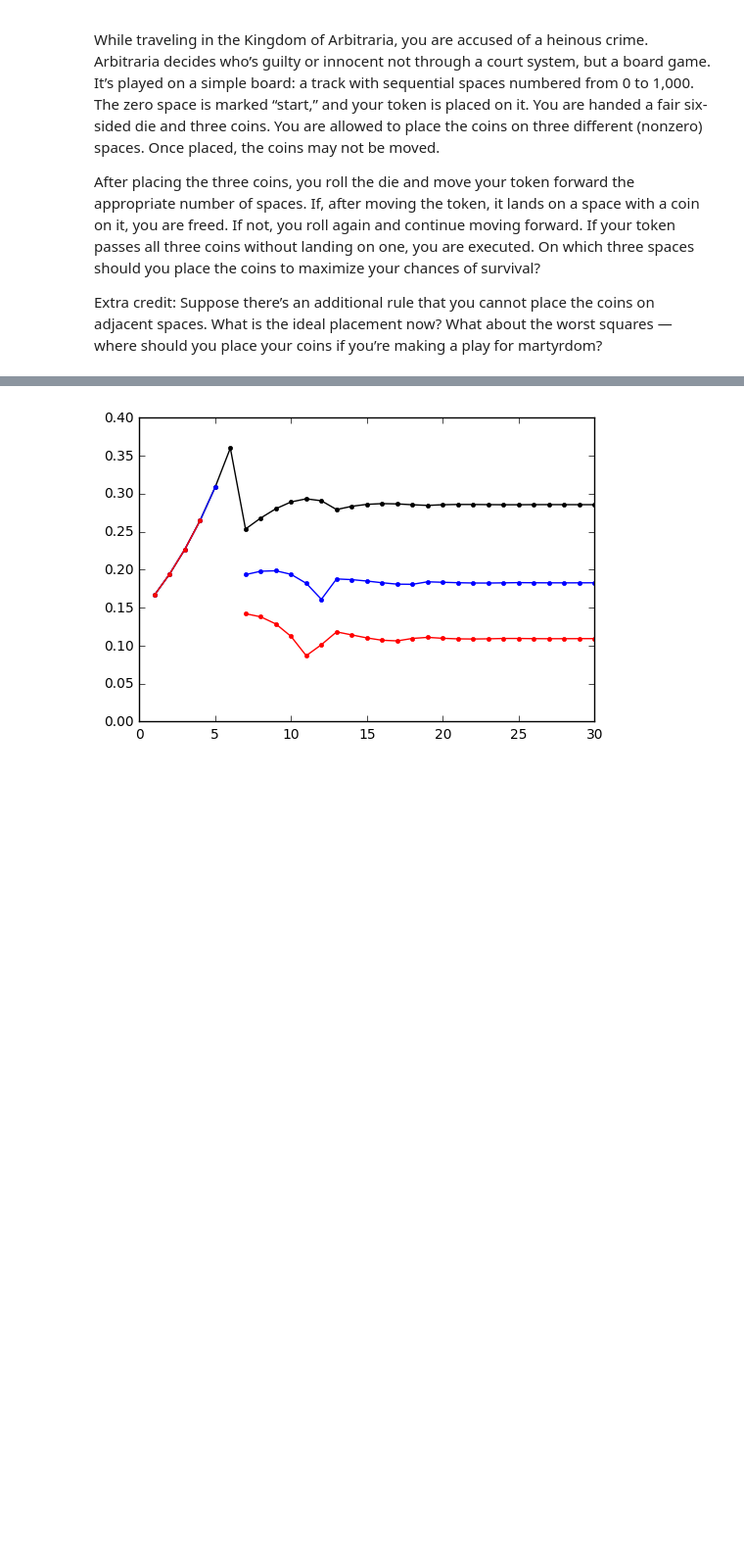
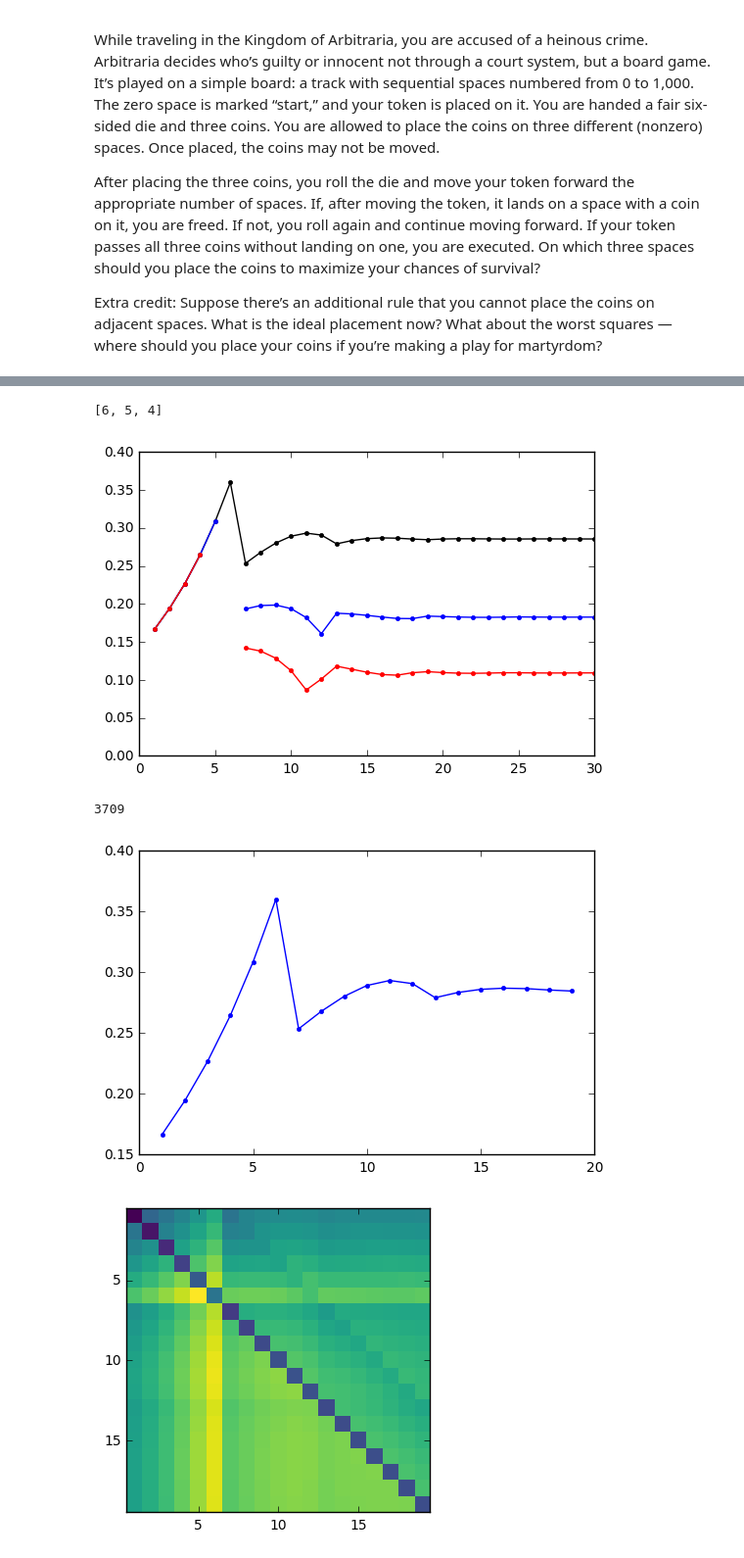
Before and after one commit to andrewzwicky/puzzles, a Jupyter notebook: FiveThirtyEightRiddler/2016-10-14.ipynb, the cells around one changed output, grey strips where cells are left out. Shown at 98% size. Drawn from its saved outputs; the diff is of its cells as text; code cells hidden in the pictures; blank space fills up the shorter version.

```diff
--- a/FiveThirtyEightRiddler/2016-10-14.ipynb
+++ b/FiveThirtyEightRiddler/2016-10-14.ipynb
@@ -162,5 +174,58 @@ plt.plot(x3[6:31],y3[6:31],marker='.',color='r')
 
 plt.ylim(0)
 plt.draw()
+print([np.argmax(sum_probs)+1,
+       np.argmax(sum_second_probs)+1,
+       np.argmax(sum_third_probs)+1])
 # %% [output]
+[6, 5, 4]
 [figure]
+# %%
+# Implementing the recursive solution from
+# http://www.laurentlessard.com/bookproofs/the-deadly-board-game/
+
+p_cache = dict()
+
+def p(k):
+    try:
+        return p_cache[k]
+    except KeyError:
+        if k == 0:
+            answer = float(1)
+        elif k < 0:
+            answer = float(0)
+        else:
+            answer = float((p(k-1)+p(k-2)+p(k-3)+p(k-4)+p(k-5)+p(k-6))/6)
+
+        p_cache[k] = answer
+        return answer
+
+def q(k,m):
+    return p(k)+p(m)-p(k)*p(m-k)
+
+def r(k,m,n):
+    return p(k)+p(m)+p(n)-p(k)*p(m-k)-p(k)*p(n-k)-p(m)*p(n-m)+p(k)*p(m-k)*p(n-m)
+
+v = range(1,20)
+#single = [p(k) for k in v]
+#double = [[q(k,m) for k in v] for m in v]
+# %%
+p_vec = np.vectorize(p)
+q_vec = np.vectorize(q)
+r_vec = np.vectorize(r)
+
+single = np.fromfunction(p_vec,(20,))
+double = np.fromfunction(q_vec,(20,20))
+triple = np.fromfunction(r_vec,(20,20,20))
+# %%
+np.argmax(triple[1:20,1:20,1:20])
+# %% [output]
+3709
+# %%
+plt.plot(v,single[1:],marker='.')
+plt.show()
+plt.imshow(double[1:,1:], cmap='viridis',interpolation ='nearest',extent = (0.5,19.5,19.5,0.5))
+plt.show()
+# %% [output]
+[figure, added]
+[figure, added]
```
Also changed, not shown: parts of 8 cells of this notebook.
